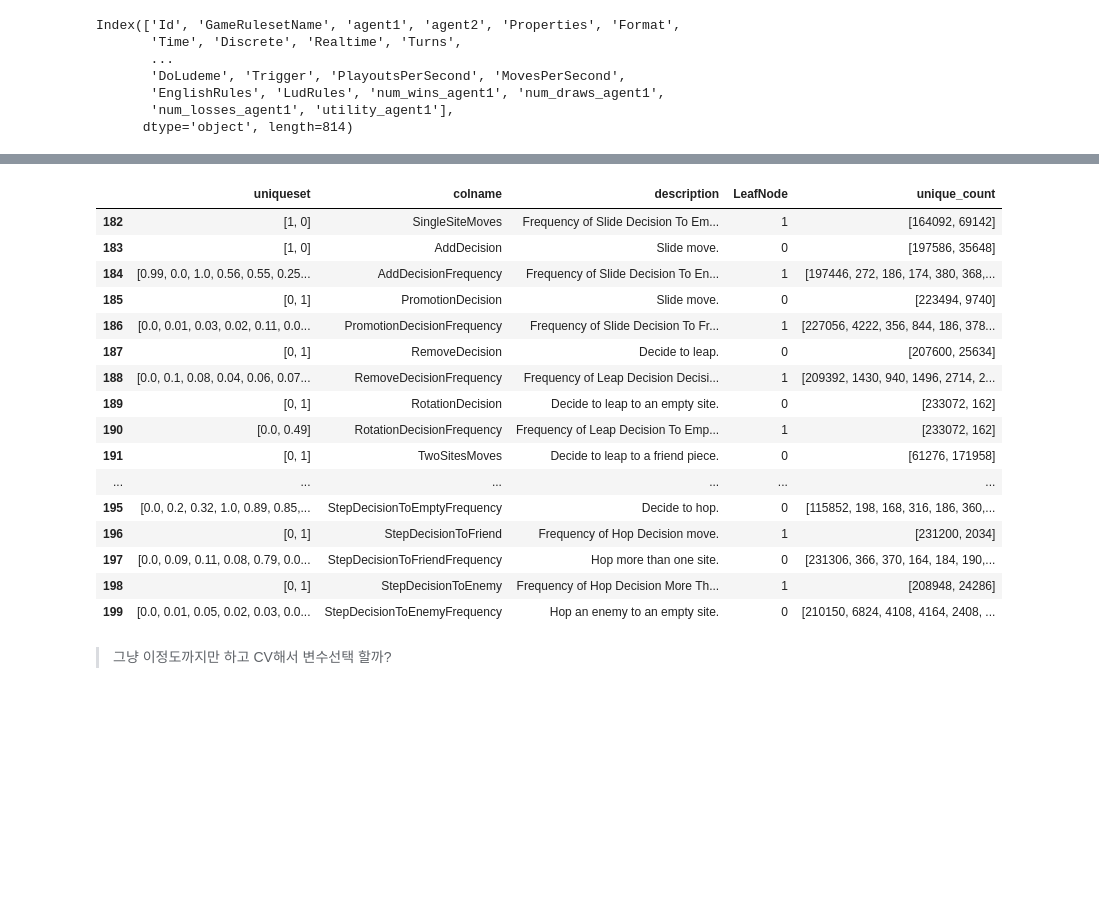
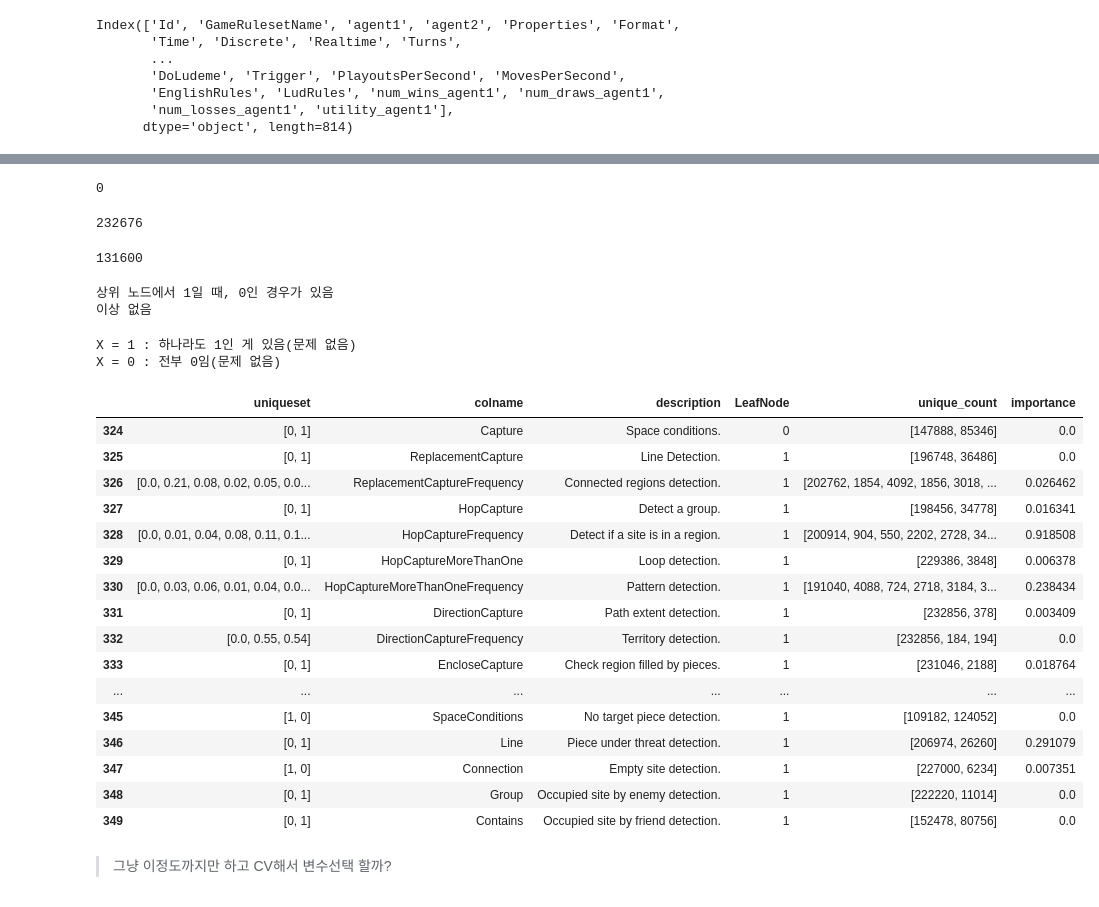
Before and after one commit to HollyRiver/kag_comp, a Jupyter notebook: UM_MCTS/features selection.ipynb, the cells around one changed output, grey strips where cells are left out. Drawn from its saved outputs; the diff is of its cells as text; code cells hidden in the pictures; blank space fills up the shorter version.

```diff
--- a/UM_MCTS/features selection.ipynb
+++ b/UM_MCTS/features selection.ipynb
@@ -92,5 +77,10 @@ df_train.iloc[:,[1,2,3] + [12, 21, 28, 30, 39, 40, 41, 42, 43, 44, 45, 47, 49, 5
 # %%
-df_features = pd.DataFrame({'uniqueset' : lst, 'colname' : df_train.columns, 'description' : [' ', ' ', ' ', ' '] + list(df_concepts.iloc[:804,].Description) + [' ',' ',' ', ' ', ' ', ' '], 'LeafNode' : [' ', ' ', ' ', ' '] + list(df_concepts.iloc[:804,].LeafNode) + [' ',' ',' ', ' ', ' ', ' '], 'unique_count' : lst2})
+with open('trained_model_for_feature_importances.pkl', 'rb') as f :
+    predictr = pickle.load(f)
+
+importances = {i:j for i, j in zip(predictr.feature_names_, predictr.get_feature_importance())}
+df_features = pd.DataFrame({'uniqueset' : lst, 'colname' : df_train.columns, 'description' : [' ', ' ', ' ', ' '] + list(df_concepts.iloc[:804,].Description) + [' ',' ',' ', ' ', ' ', ' '], 'LeafNode' : [' ', ' ', ' ', ' '] + list(df_concepts.iloc[:804,].LeafNode) + [' ',' ',' ', ' ', ' ', ' '], 'unique_count' : lst2})\
+.assign(importance = lambda _df : _df.colname.map(lambda x : importances[x] if x in importances else pd.NA))
 # %% [markdown]
 **특별한 표기가 없다면 반응변수는 전부 바이너리 변수**
 
@@ -253,22 +318,44 @@ X = 0 : 전부 0임(문제 없음)
+# %%
+(df_train.StepEffectFrequency.loc[df_train.StepEffect == 0] != 0.0).sum()
+# %% [output]
+0
+# %%
+(df_train.SetNextPlayer == 0).sum()
+# %% [output]
+232676
+# %%
+(df_train.SetNextPlayerFrequency == 0).sum()
+# %% [output]
+131600
+# %%
+frequency_is_in(307)
+# %% [output]
+상위 노드에서 1일 때, 0인 경우가 있음
+이상 없음
+# %%
+checking_set("MovesOperators", 320, 324)
+# %% [output]
+X = 1 : 하나라도 1인 게 있음(문제 없음)
+X = 0 : 전부 0임(문제 없음)
 # %%
-df_features.iloc[182:200, ]
+df_features.iloc[324:350, ]
 # %% [output]
-|  | uniqueset | colname | description | LeafNode | unique_count |
-| 182 | [1, 0] | SingleSiteMoves | Frequency of Slide Decision To Em... | 1 | [164092, 69142] |
-| 183 | [1, 0] | AddDecision | Slide move. | 0 | [197586, 35648] |
-| 184 | [0.99, 0.0, 1.0, 0.56, 0.55, 0.25... | AddDecisionFrequency | Frequency of Slide Decision To En... | 1 | [197446, 272, 186, 174, 380, 368,... |
-| 185 | [0, 1] | PromotionDecision | Slide move. | 0 | [223494, 9740] |
-| 186 | [0.0, 0.01, 0.03, 0.02, 0.11, 0.0... | PromotionDecisionFrequency | Frequency of Slide Decision To Fr... | 1 | [227056, 4222, 356, 844, 186, 378... |
-| 187 | [0, 1] | RemoveDecision | Decide to leap. | 0 | [207600, 25634] |
-| 188 | [0.0, 0.1, 0.08, 0.04, 0.06, 0.07... | RemoveDecisionFrequency | Frequency of Leap Decision Decisi... | 1 | [209392, 1430, 940, 1496, 2714, 2... |
-| 189 | [0, 1] | RotationDecision | Decide to leap to an empty site. | 0 | [233072, 162] |
-| 190 | [0.0, 0.49] | RotationDecisionFrequency | Frequency of Leap Decision To Emp... | 1 | [233072, 162] |
-| 191 | [0, 1] | TwoSitesMoves | Decide to leap to a friend piece. | 0 | [61276, 171958] |
-| ... | ... | ... | ... | ... | ... |
-| 195 | [0.0, 0.2, 0.32, 1.0, 0.89, 0.85,... | StepDecisionToEmptyFrequency | Decide to hop. | 0 | [115852, 198, 168, 316, 186, 360,... |
-| 196 | [0, 1] | StepDecisionToFriend | Frequency of Hop Decision move. | 1 | [231200, 2034] |
-| 197 | [0.0, 0.09, 0.11, 0.08, 0.79, 0.0... | StepDecisionToFriendFrequency | Hop more than one site. | 0 | [231306, 366, 370, 164, 184, 190,... |
-| 198 | [0, 1] | StepDecisionToEnemy | Frequency of Hop Decision More Th... | 1 | [208948, 24286] |
-| 199 | [0.0, 0.01, 0.05, 0.02, 0.03, 0.0... | StepDecisionToEnemyFrequency | Hop an enemy to an empty site. | 0 | [210150, 6824, 4108, 4164, 2408, ... |
+|  | uniqueset | colname | description | LeafNode | unique_count | importance |
+| 324 | [0, 1] | Capture | Space conditions. | 0 | [147888, 85346] | 0.0 |
+| 325 | [0, 1] | ReplacementCapture | Line Detection. | 1 | [196748, 36486] | 0.0 |
+| 326 | [0.0, 0.21, 0.08, 0.02, 0.05, 0.0... | ReplacementCaptureFrequency | Connected regions detection. | 1 | [202762, 1854, 4092, 1856, 3018, ... | 0.026462 |
+| 327 | [0, 1] | HopCapture | Detect a group. | 1 | [198456, 34778] | 0.016341 |
+| 328 | [0.0, 0.01, 0.04, 0.08, 0.11, 0.1... | HopCaptureFrequency | Detect if a site is in a region. | 1 | [200914, 904, 550, 2202, 2728, 34... | 0.918508 |
+| 329 | [0, 1] | HopCaptureMoreThanOne | Loop detection. | 1 | [229386, 3848] | 0.006378 |
+| 330 | [0.0, 0.03, 0.06, 0.01, 0.04, 0.0... | HopCaptureMoreThanOneFrequency | Pattern detection. | 1 | [191040, 4088, 724, 2718, 3184, 3... | 0.238434 |
+| 331 | [0, 1] | DirectionCapture | Path extent detection. | 1 | [232856, 378] | 0.003409 |
+| 332 | [0.0, 0.55, 0.54] | DirectionCaptureFrequency | Territory detection. | 1 | [232856, 184, 194] | 0.0 |
+| 333 | [0, 1] | EncloseCapture | Check region filled by pieces. | 1 | [231046, 2188] | 0.018764 |
+| ... | ... | ... | ... | ... | ... | ... |
+| 345 | [1, 0] | SpaceConditions | No target piece detection. | 1 | [109182, 124052] | 0.0 |
+| 346 | [0, 1] | Line | Piece under threat detection. | 1 | [206974, 26260] | 0.291079 |
+| 347 | [1, 0] | Connection | Empty site detection. | 1 | [227000, 6234] | 0.007351 |
+| 348 | [0, 1] | Group | Occupied site by enemy detection. | 1 | [222220, 11014] | 0.0 |
+| 349 | [0, 1] | Contains | Occupied site by friend detection. | 1 | [152478, 80756] | 0.0 |
 # %% [markdown]
 > 그냥 이정도까지만 하고 CV해서 변수선택 할까?
```
Also changed, not shown: parts of 19 cells of this notebook, 4 other files.
